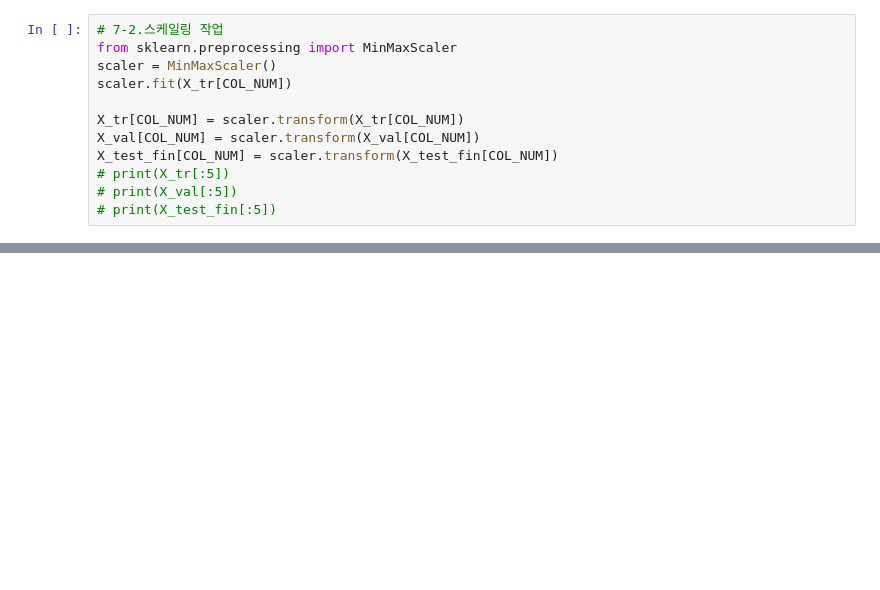
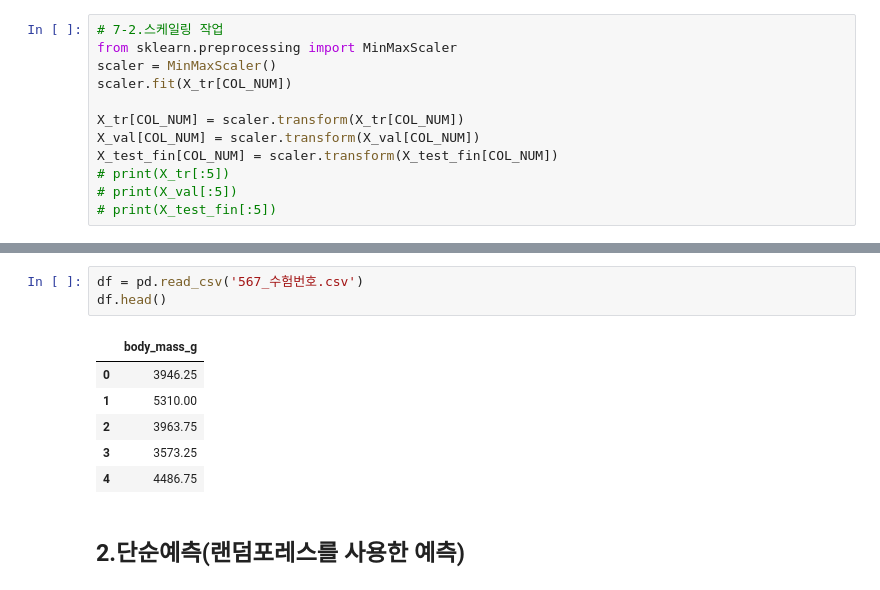
Before and after one commit to va4756/yemoon_bigdata_test, a Jupyter notebook: bigdata_예문_작업1_example1.ipynb, the cells around one changed output, grey strips where cells are left out. Cells and saved outputs as stored; diff of their text form; blank space fills up the shorter version.

```diff
--- a/bigdata_예문_작업1_example1.ipynb
+++ b/bigdata_예문_작업1_example1.ipynb
@@ -850,0 +926,12 @@ X_test_fin[COL_NUM] = scaler.transform(X_test_fin[COL_NUM])
+# %%
+df = pd.read_csv('567_수험번호.csv')
+df.head()
+# %% [output]
+|  | body_mass_g |
+| 0 | 3946.25 |
+| 1 | 5310.00 |
+| 2 | 3963.75 |
+| 3 | 3573.25 |
+| 4 | 4486.75 |
+# %% [markdown]
+## 2.단순예측(랜덤포레스를 사용한 예측)
```
Also changed, not shown: parts of 17 cells of this notebook.
